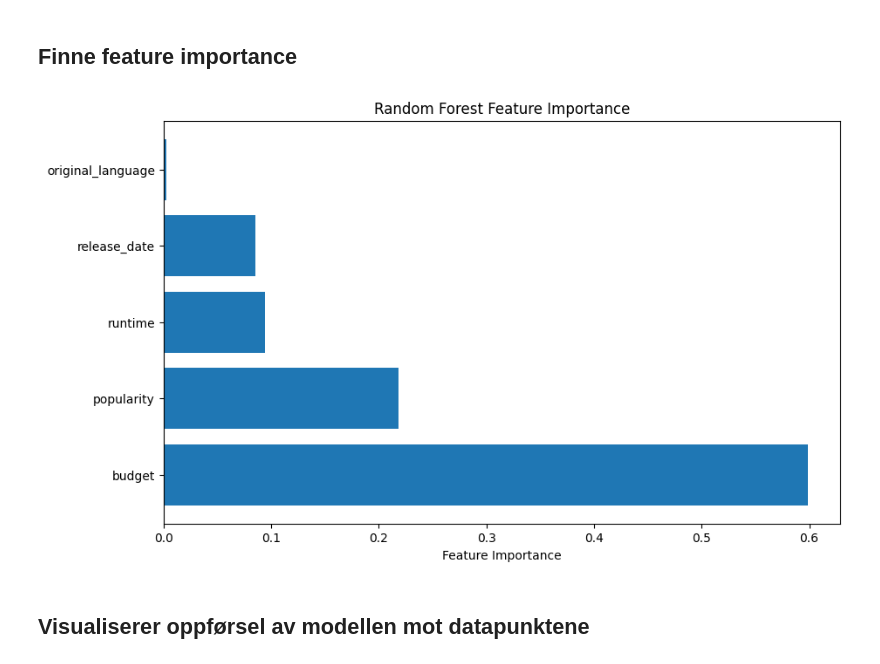
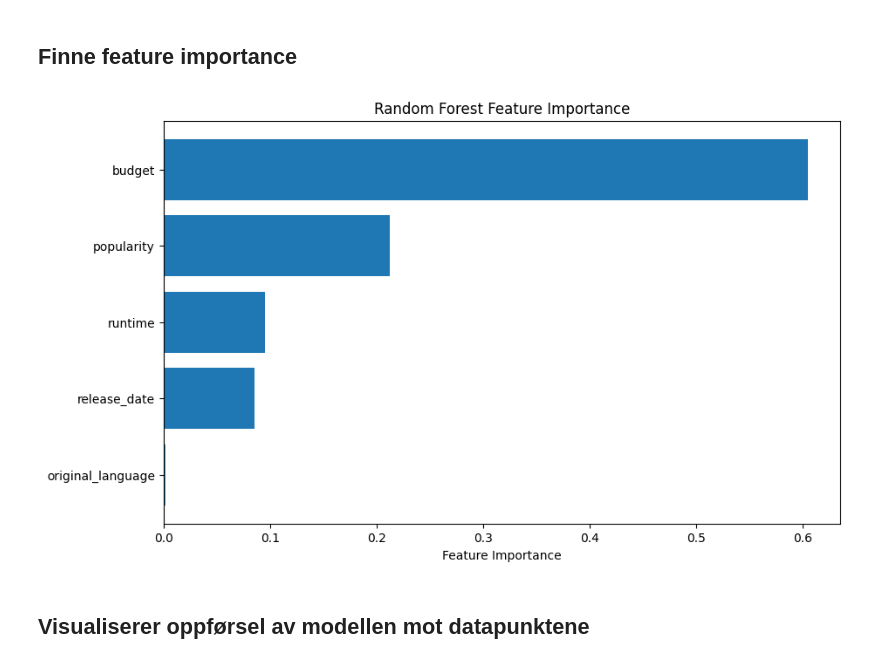
Before and after one commit to h600895/ML-oblig2, a Jupyter notebook: main.ipynb, the cells around one changed output. Saved outputs shown, nothing was run; the diff lists cells and outputs as text; code cells hidden in the pictures.

```diff
--- a/main.ipynb
+++ b/main.ipynb
@@ -231,24 +256,0 @@ loss
-# %%
-from sklearn.metrics import mean_squared_error, mean_absolute_error, r2_score
-from sklearn.linear_model import LinearRegression, BayesianRidge
-from sklearn.ensemble import RandomForestRegressor
-from sklearn.tree import DecisionTreeRegressor
-from sklearn.model_selection import train_test_split, cross_val_score
-
-models = {"Linear reg":LinearRegression(),
-          "Random forest":RandomForestRegressor(n_jobs=-1, random_state=42),
-          "Decision tree":DecisionTreeRegressor(),
-          "Bayesian ridge": BayesianRidge()}
-
-X_train, X_test, y_train, y_test = train_test_split(X, y, test_size=0.3, random_state=42)
-
-values = ['neg_mean_squared_error', 'neg_mean_absolute_error', 'r2']
-
-for key in models.keys():
-    print(key + ":")
-    for value in values:
-
-
-        score = -cross_val_score(models[key], X_train, y_train, cv=3, scoring=value).mean()
-
-        print(f"{value}: {score}")
@@ -278,23 +264,24 @@ y_pred = model.predict(X_test)
 # %% [markdown]
 ## Finne feature importance
 # %%
-feature_importance = model.feature_importances_
+# Finner feature importence og plotter dette i et søylediagram
+featureImportance = model.feature_importances_
 
-feature_names = X_train.columns
-feature_importance_dict = dict(zip(feature_names, feature_importance))
+featureNames = X_train.columns
+featureImportanceDict = dict(zip(featureNames, featureImportance))
 
 import matplotlib.pyplot as plt
 
-sorted_feature_importance = sorted(feature_importance_dict.items(), key=lambda x: x[1], reverse=True)
-features, importance = zip(*sorted_feature_importance)
+sortedFeatureImportance = sorted(featureImportanceDict.items(), key=lambda x: x[1], reverse=False)
+features, importance = zip(*sortedFeatureImportance)
 
 plt.figure(figsize=(10, 6))
 plt.barh(features, importance)
 plt.xlabel('Feature Importance')
 plt.title('Random Forest Feature Importance')
 plt.show()
 # %% [output]
-[figure, old version]
+[figure, new version]
 # %% [markdown]
 ## Visualiserer oppførsel av modellen mot datapunktene
 # %%
```
Also changed, not shown: parts of 12 cells of this notebook.
